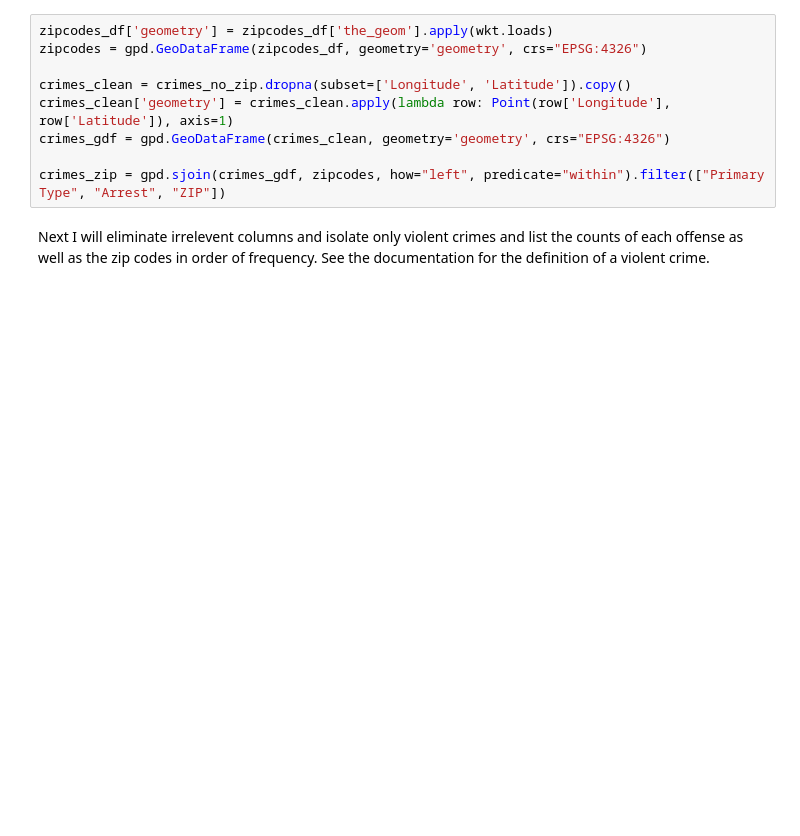
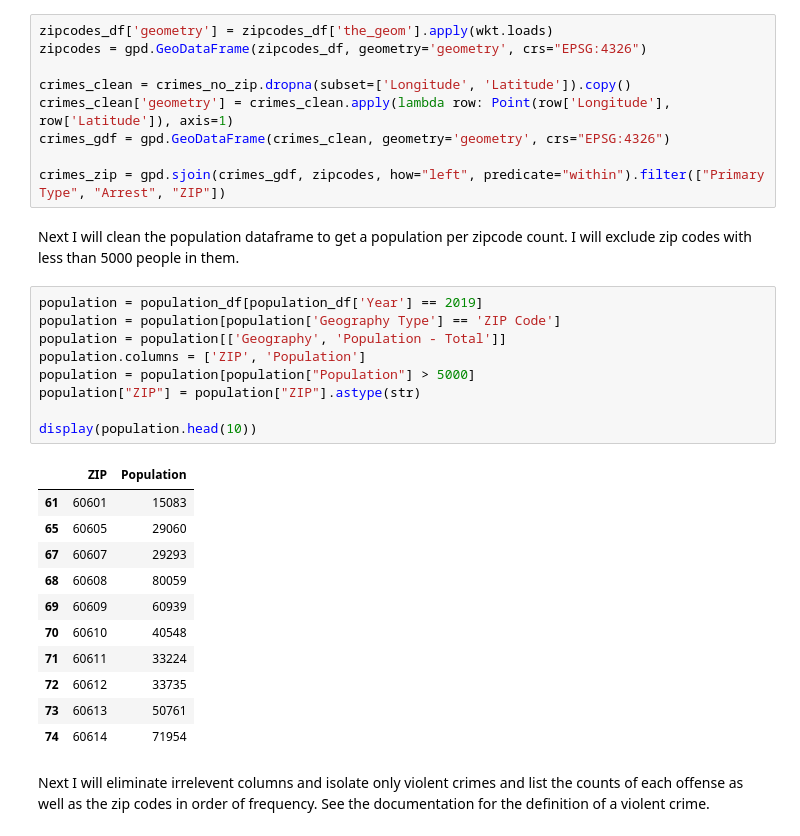
Before and after one commit to rbitton1729/chicagostats, a Jupyter notebook: chicagostats.ipynb, the cells around one changed output. Saved outputs shown, nothing was run; the diff lists cells and outputs as text; blank space fills up the shorter version.

```diff
--- a/chicagostats.ipynb
+++ b/chicagostats.ipynb
@@ -143,6 +153,29 @@ crimes_clean['geometry'] = crimes_clean.apply(lambda row: Point(row['Longitude']
 crimes_gdf = gpd.GeoDataFrame(crimes_clean, geometry='geometry', crs="EPSG:4326")
 
 crimes_zip = gpd.sjoin(crimes_gdf, zipcodes, how="left", predicate="within").filter(["Primary Type", "Arrest", "ZIP"])
+# %% [markdown]
+Next I will clean the population dataframe to get a population per zipcode count. I will exclude zip codes with less than 5000 people in them.
+# %%
+population = population_df[population_df['Year'] == 2019]
+population = population[population['Geography Type'] == 'ZIP Code']
+population = population[['Geography', 'Population - Total']]
+population.columns = ['ZIP', 'Population']
+population = population[population["Population"] > 5000]
+population["ZIP"] = population["ZIP"].astype(str)
+
+display(population.head(10))
+# %% [output]
+|  | ZIP | Population |
+| 61 | 60601 | 15083 |
+| 65 | 60605 | 29060 |
+| 67 | 60607 | 29293 |
+| 68 | 60608 | 80059 |
+| 69 | 60609 | 60939 |
+| 70 | 60610 | 40548 |
+| 71 | 60611 | 33224 |
+| 72 | 60612 | 33735 |
+| 73 | 60613 | 50761 |
+| 74 | 60614 | 71954 |
 # %% [markdown]
 Next I will eliminate irrelevent columns and isolate only violent crimes and list the counts of each offense as well as the zip codes in order of frequency. See the documentation for the definition of a violent crime.
 # %%
```
Also changed, not shown: parts of 6 cells of this notebook, 1 other file.
